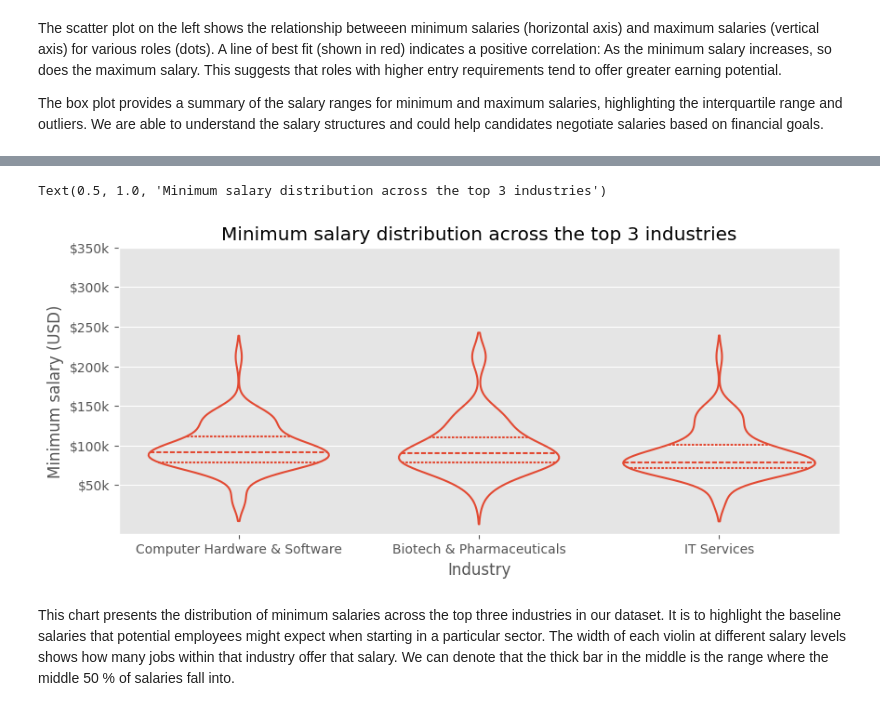
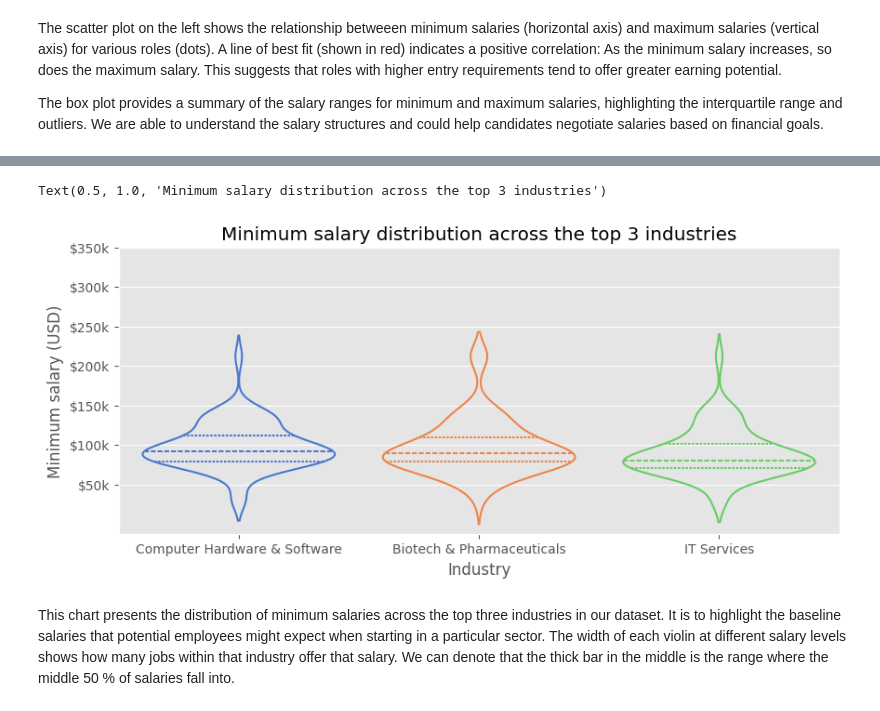
Before and after one commit to AngelX62/Data-Science-Job-Clean, a Jupyter notebook: Data_Science.ipynb, the cells around one changed output, grey strips where cells are left out. Saved outputs shown, nothing was run; the diff lists cells and outputs as text; code cells hidden in the pictures.

```diff
--- a/Data_Science.ipynb
+++ b/Data_Science.ipynb
@@ -440,0 +467,2 @@ df.describe()
+# %%
+df = df.dropna(subset=['Industry', 'Revenue', 'Ownership_Type', 'Founded', 'Size', 'Headquarters'])
@@ -495,15 +550,15 @@ The box plot provides a summary of the salary ranges for minimum and maximum sal
 # %%
 # Viewing the distribution of minimum salaries across industries
 top_three = df['Industry'].value_counts().head(3).index
 plt.figure(figsize=(10,4))
 ax = sns.violinplot(x='Industry', y='min_salary', data=df[df['Industry'].isin(top_three)],
-                    fill=False, inner='quartiles')
+                    hue='Industry', palette='muted', fill=False, inner='quartiles')
 ax.set_yticks(sal_ticks,[f"${x}k" for x in sal_ticks])
 ax.set_ylabel('Minimum salary (USD)')
 ax.set_title('Minimum salary distribution across the top 3 industries')
 # %% [output]
 Text(0.5, 1.0, 'Minimum salary distribution across the top 3 industries')
-[figure, old version]
+[figure, new version]
 # %% [markdown]
 This chart presents the distribution of minimum salaries across the top three industries in our dataset. It is to highlight the baseline salaries that potential employees might expect when starting in a particular sector. The width of each violin at different salary levels shows how many jobs within that industry offer that salary. We can denote that the thick bar in the middle is the range where the middle 50 % of salaries fall into.
 # %%
```
Also changed, not shown: parts of 7 cells of this notebook, 1 other file.
